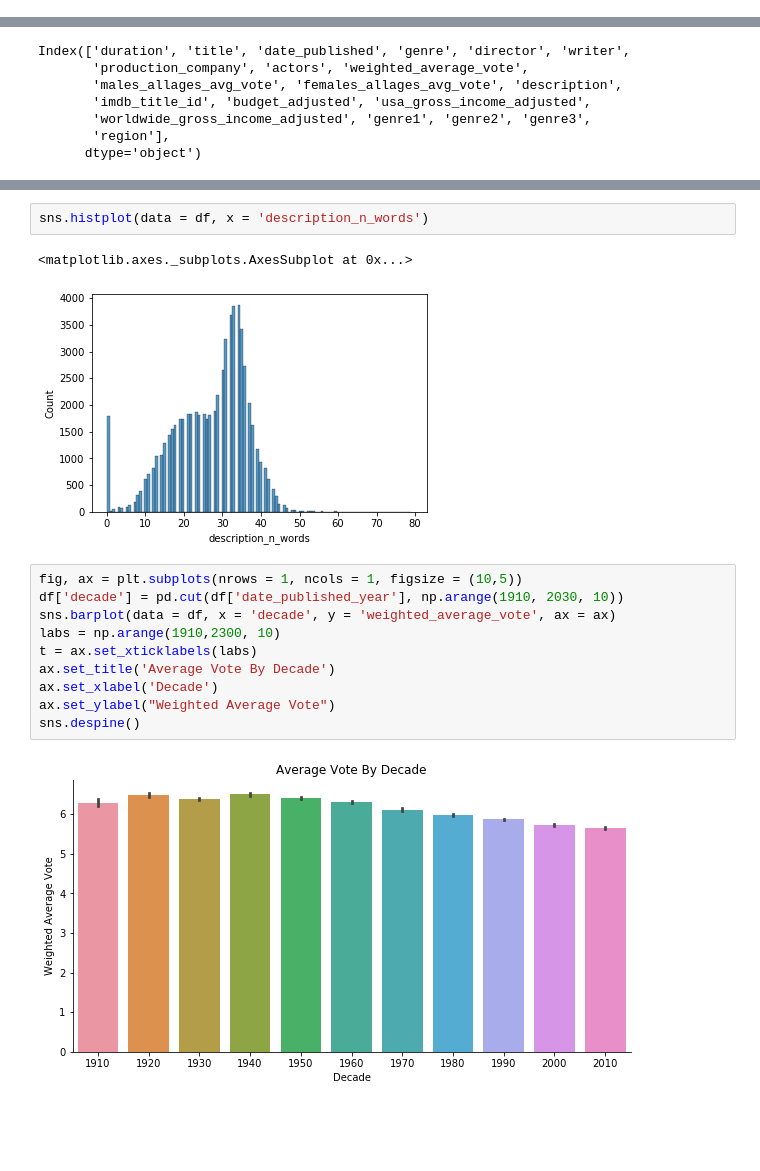
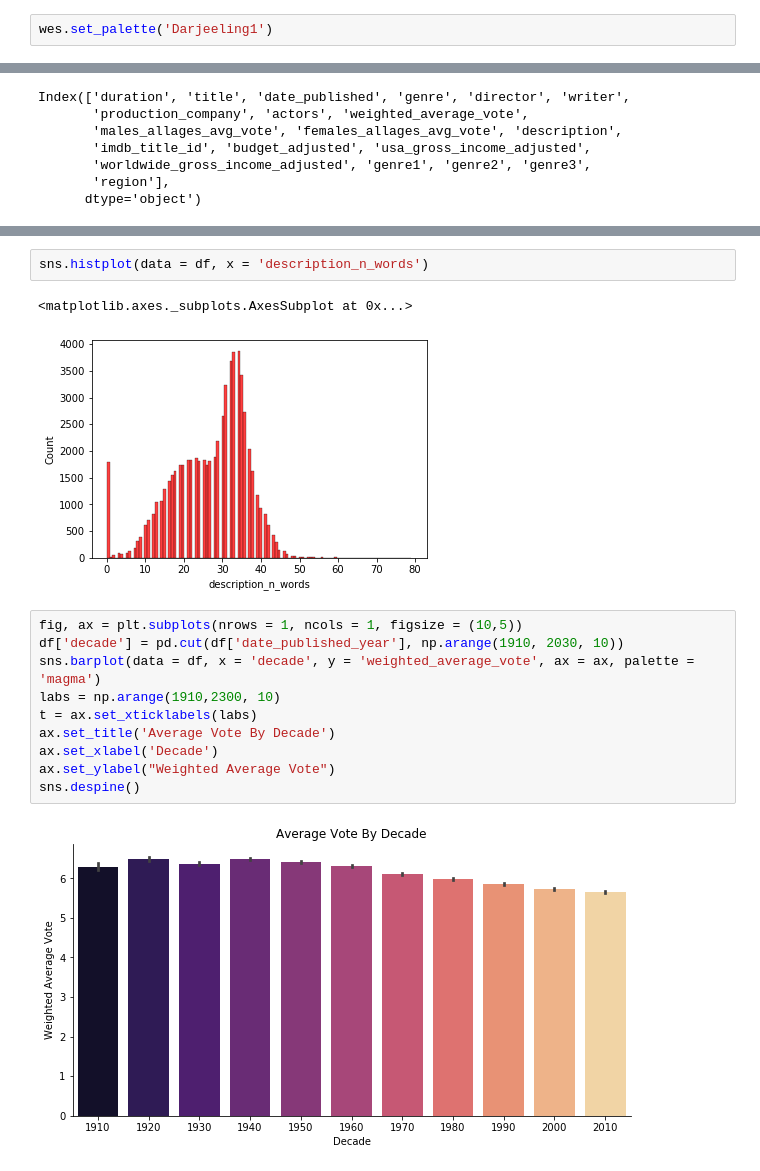
Before and after one commit to Saharae/Final-Project-Group2, a Jupyter notebook: sahara-ensley-individual-project/Code/plotting.ipynb, the cells around one changed output, grey strips where cells are left out. Cells and saved outputs as stored; diff of their text form; blank space fills up the shorter version.

Commit message:
Stats and more plots

```diff
--- a/sahara-ensley-individual-project/Code/plotting.ipynb
+++ b/sahara-ensley-individual-project/Code/plotting.ipynb
@@ -35,6 +35,8 @@ Index(['duration', 'weighted_average_vote', 'budget_adjusted',
        'description_ratio_capital_letters', 'region_Africa', 'region_Americas',
        'region_Asia', 'region_Europe', 'region_None', 'region_Oceania'],
       dtype='object')
+# %%
+wes.set_palette('Darjeeling1')
 # %%
 fig, ax = plt.subplots(nrows = 1, ncols = 1, figsize = (8,5))
 regions = df[['region_Africa', 'region_Americas',
@@ -157,16 +159,16 @@ Text(0.5, 21.70625000000002, 'Budget (Adjusted)')
 sns.histplot(data = df, x = 'description_n_words')
 # %% [output]
 <matplotlib.axes._subplots.AxesSubplot at 0x...>
-[figure, old version]
+[figure, new version]
 # %%
 fig, ax = plt.subplots(nrows = 1, ncols = 1, figsize = (10,5))
 df['decade'] = pd.cut(df['date_published_year'], np.arange(1910, 2030, 10))
-sns.barplot(data = df, x = 'decade', y = 'weighted_average_vote', ax = ax)
+sns.barplot(data = df, x = 'decade', y = 'weighted_average_vote', ax = ax, palette = 'magma')
 labs = np.arange(1910,2300, 10)
 t = ax.set_xticklabels(labs)
 ax.set_title('Average Vote By Decade')
 ax.set_xlabel('Decade')
 ax.set_ylabel("Weighted Average Vote")
 sns.despine()
 # %% [output]
-[figure, old version]
+[figure, new version]
```
Also changed, not shown: parts of 13 cells of this notebook, 1 other file.
